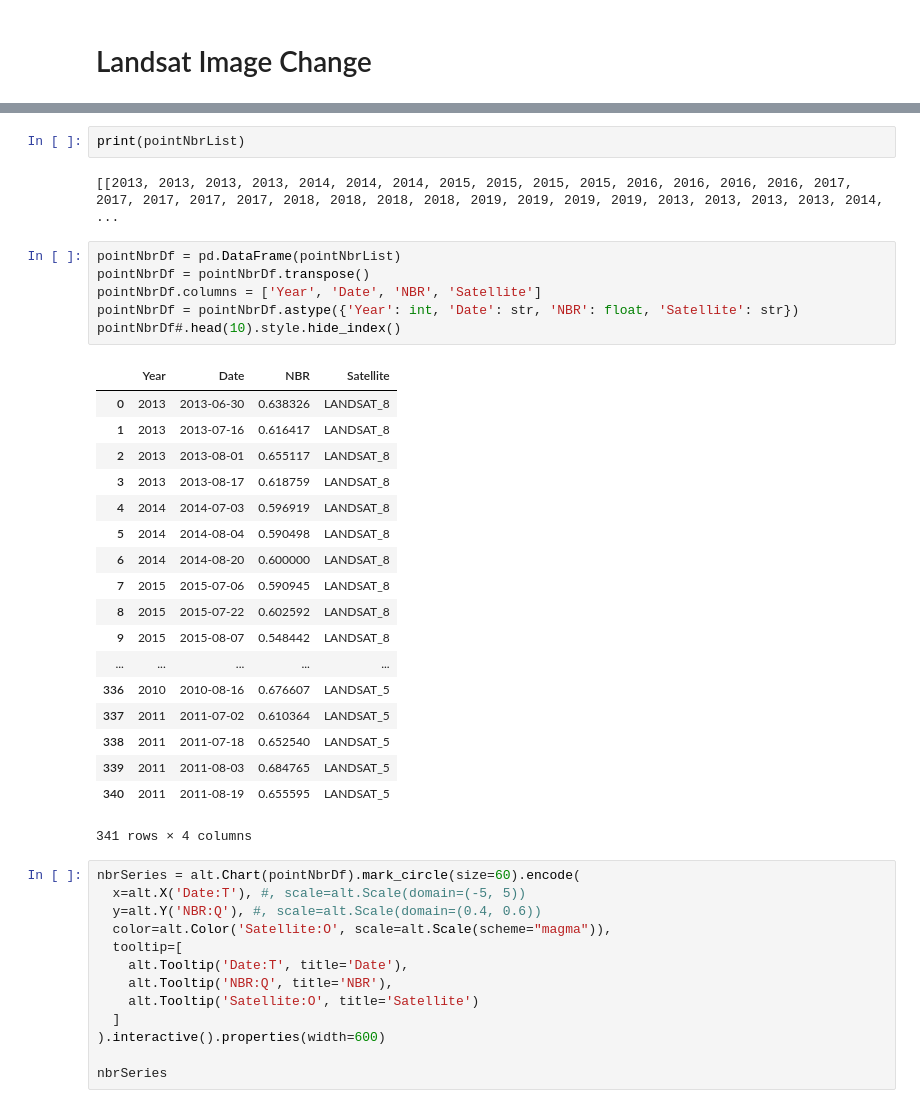
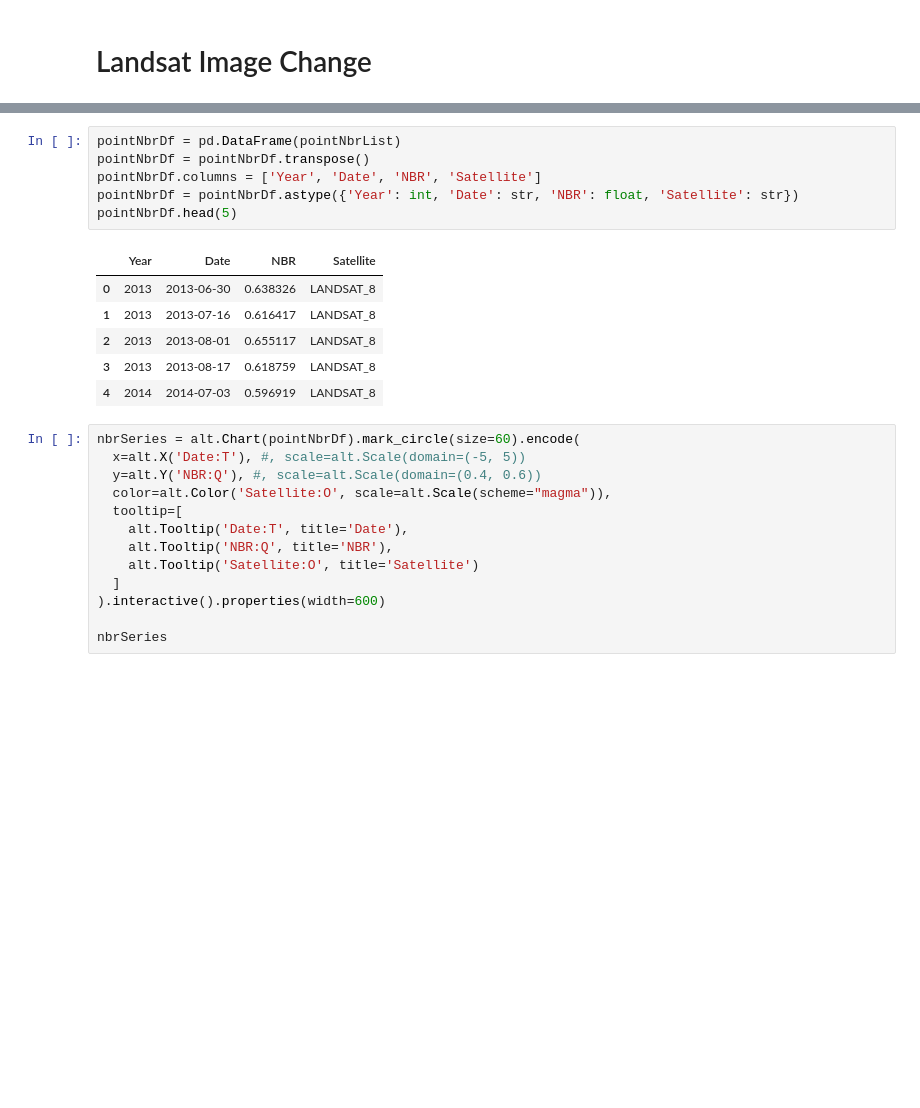
Before and after one commit to jdbcode/G4G19, a Jupyter notebook: time-series-visualization.ipynb, the cells around one changed output, grey strips where cells are left out. Drawn from its saved outputs; the diff is of its cells as text; blank space fills up the shorter version.

```diff
--- a/time-series-visualization.ipynb
+++ b/time-series-visualization.ipynb
@@ -528,32 +436,16 @@ pointNbrList = pointNbrList.getInfo()
-# %%
-print(pointNbrList)
-# %% [output]
-[[2013, 2013, 2013, 2013, 2014, 2014, 2014, 2015, 2015, 2015, 2015, 2016, 2016, 2016, 2016, 2017, 2017, 2017, 2017, 2017, 2018, 2018, 2018, 2018, 2019, 2019, 2019, 2019, 2013, 2013, 2013, 2013, 2014,  ...
 # %%
 pointNbrDf = pd.DataFrame(pointNbrList)
 pointNbrDf = pointNbrDf.transpose()
 pointNbrDf.columns = ['Year', 'Date', 'NBR', 'Satellite']
 pointNbrDf = pointNbrDf.astype({'Year': int, 'Date': str, 'NBR': float, 'Satellite': str})
-pointNbrDf#.head(10).style.hide_index()
+pointNbrDf.head(5)
 # %% [output]
 |  | Year | Date | NBR | Satellite |
 | 0 | 2013 | 2013-06-30 | 0.638326 | LANDSAT_8 |
 | 1 | 2013 | 2013-07-16 | 0.616417 | LANDSAT_8 |
 | 2 | 2013 | 2013-08-01 | 0.655117 | LANDSAT_8 |
 | 3 | 2013 | 2013-08-17 | 0.618759 | LANDSAT_8 |
 | 4 | 2014 | 2014-07-03 | 0.596919 | LANDSAT_8 |
-| 5 | 2014 | 2014-08-04 | 0.590498 | LANDSAT_8 |
-| 6 | 2014 | 2014-08-20 | 0.600000 | LANDSAT_8 |
-| 7 | 2015 | 2015-07-06 | 0.590945 | LANDSAT_8 |
-| 8 | 2015 | 2015-07-22 | 0.602592 | LANDSAT_8 |
-| 9 | 2015 | 2015-08-07 | 0.548442 | LANDSAT_8 |
-| ... | ... | ... | ... | ... |
-| 336 | 2010 | 2010-08-16 | 0.676607 | LANDSAT_5 |
-| 337 | 2011 | 2011-07-02 | 0.610364 | LANDSAT_5 |
-| 338 | 2011 | 2011-07-18 | 0.652540 | LANDSAT_5 |
-| 339 | 2011 | 2011-08-03 | 0.684765 | LANDSAT_5 |
-| 340 | 2011 | 2011-08-19 | 0.655595 | LANDSAT_5 |
-341 rows × 4 columns
 # %%
 nbrSeries = alt.Chart(pointNbrDf).mark_circle(size=60).encode(
   x=alt.X('Date:T'), #, scale=alt.Scale(domain=(-5, 5))
```
Also changed, not shown: parts of 22 cells of this notebook.
